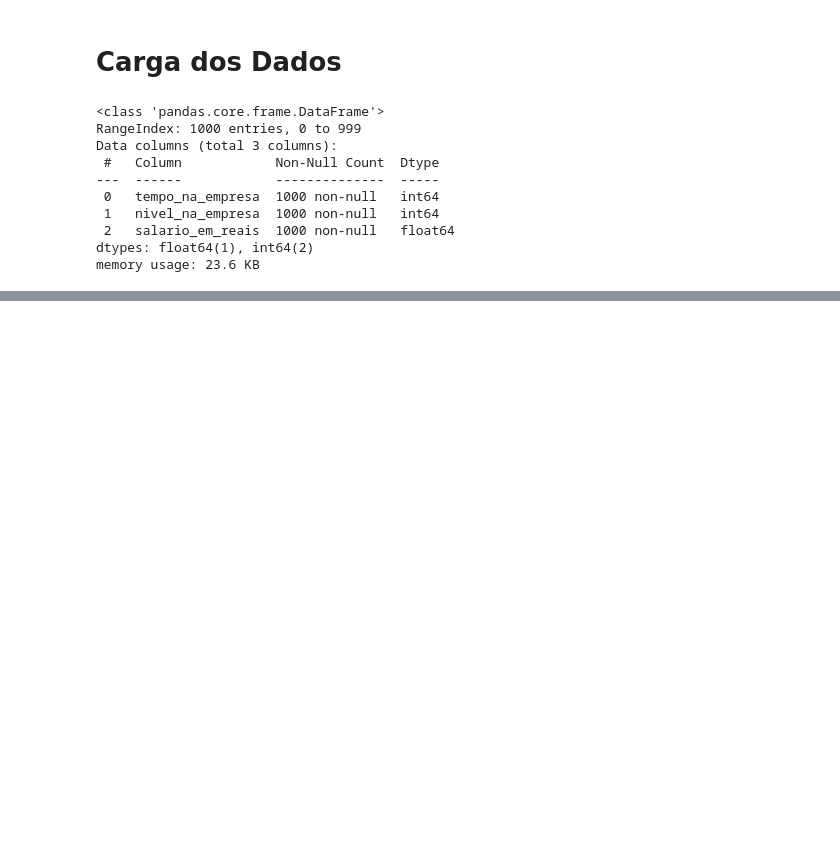
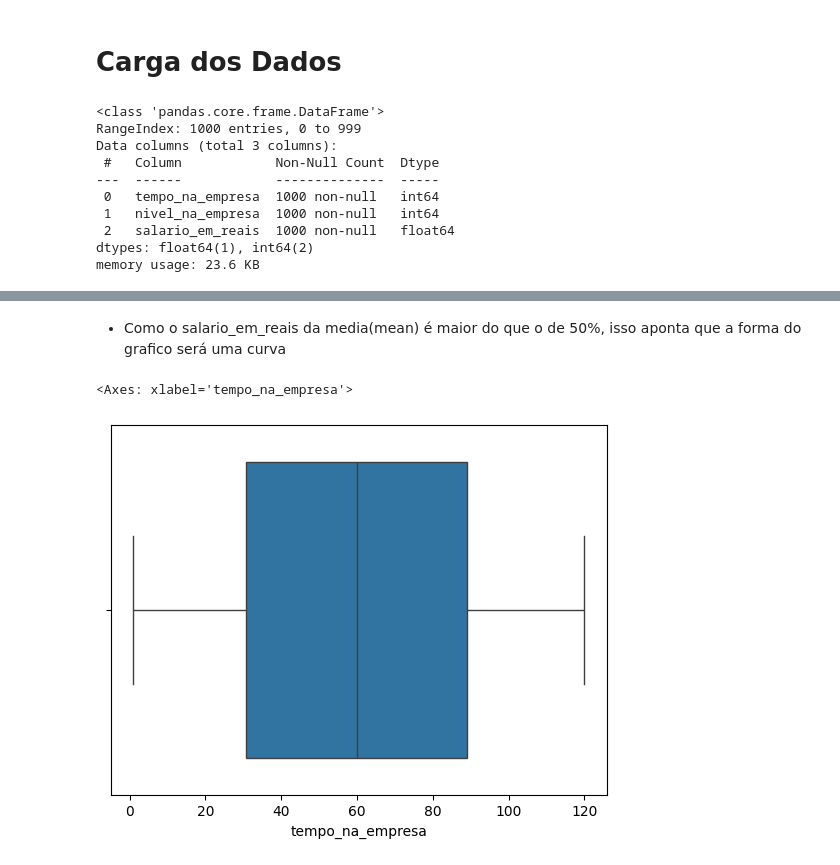
Before and after one commit to VictorGianelli/Desenvolvimento_IA-Algoritmos_Supervisionados-regressao_polinomial, a Jupyter notebook: modelo_salario.ipynb, the cells around one changed output, grey strips where cells are left out. Cells and saved outputs as stored; diff of their text form; code cells hidden in the pictures; blank space fills up the shorter version.

Commit message:
Medidas Estatísticas e Análise Gráfica BoxPlot

```diff
--- a/modelo_salario.ipynb
+++ b/modelo_salario.ipynb
@@ -28,0 +72,8 @@ df_salario_bucketing = df_salario.copy()
+# %% [markdown]
+- Como o salario_em_reais da media(mean) é maior do que o de 50%, isso aponta que a forma do grafico será uma curva
+# %%
+# Verificar / detectar outliers
+sns.boxplot(data=df_salario_eda, x='tempo_na_empresa')
+# %% [output]
+<Axes: xlabel='tempo_na_empresa'>
+[figure, added]
```
Also changed, not shown: parts of 9 cells of this notebook.
